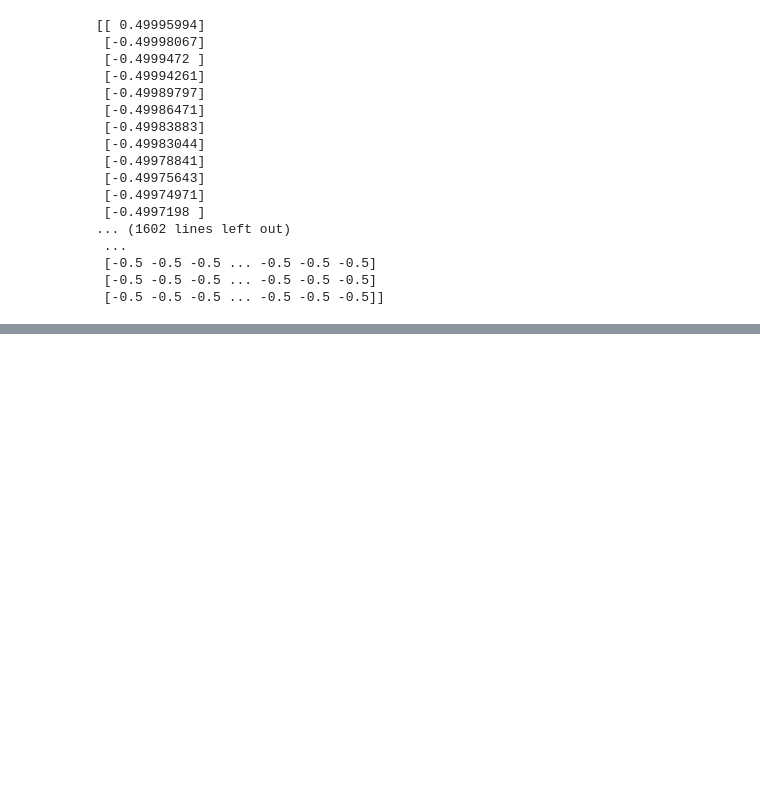
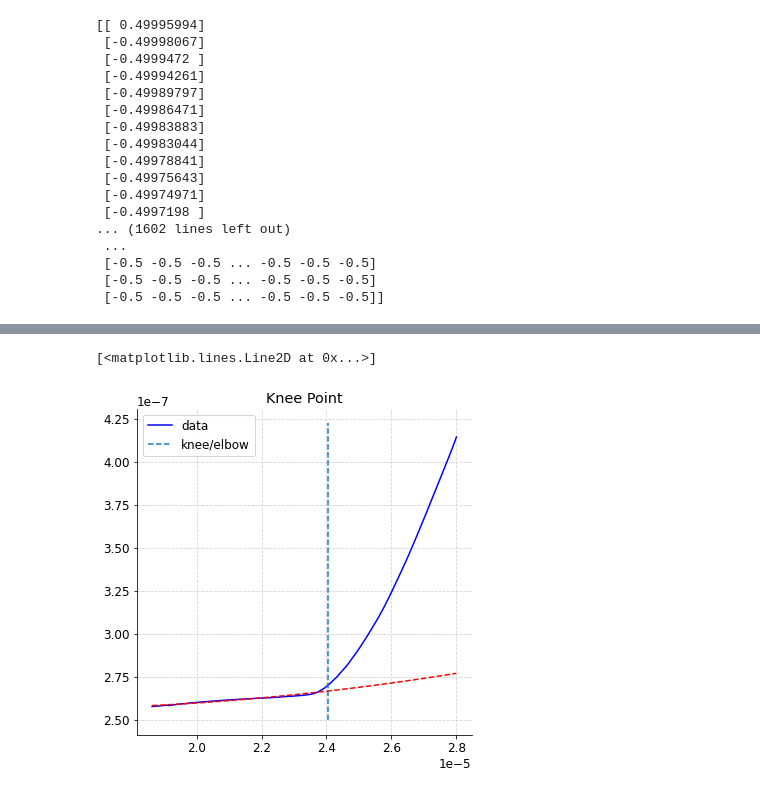
Before and after one commit to sungwoo306/Hydrogel, a Jupyter notebook: notebooks/20230106/highly entangled hydrogel(C=1.0).ipynb, the cells around one changed output, grey strips where cells are left out. Saved outputs shown, nothing was run; the diff lists cells and outputs as text; code cells hidden in the pictures; blank space fills up the shorter version.

```diff
--- a/notebooks/20230106/highly entangled hydrogel(C=1.0).ipynb
+++ b/notebooks/20230106/highly entangled hydrogel(C=1.0).ipynb
@@ -328,0 +290,21 @@ plt.plot(z_axis, deflection, ".")
+# %%
+## Retraction
+deflection_b = np.array([])
+deflection_b = np.append(deflection_b, data["deflection_spec backward"].reshape(-1))
+
+z_axis_sensor_b = np.array([])
+z_axis_sensor_b = np.append(z_axis_sensor_b, data["z-axis sensor_spec backward"].reshape(-1))
+
+# Find the kneepoint backward
+knee_b = KneeLocator(z_axis_sensor_b, deflection_b, curve="convex")
+knee_b.plot_knee()
+knee_point_b = knee_b.knee
+
+z_axis_sensor_bk = np.delete(z_axis_sensor_b, np.where(z_axis_sensor_b>knee_point_b))
+deflection_bk  = deflection_b[:len(z_axis_sensor_bk)]
+
+fitting_b = np.poly1d(np.polyfit(z_axis_sensor_bk, deflection_bk, 2))
+plt.plot(z_axis_sensor_b, fitting_b(z_axis_sensor_b), '--', color='red')
+# %% [output]
+[<matplotlib.lines.Line2D at 0x...>]
+[figure, added]
```
Also changed, not shown: parts of 8 cells of this notebook, 3 other files.
